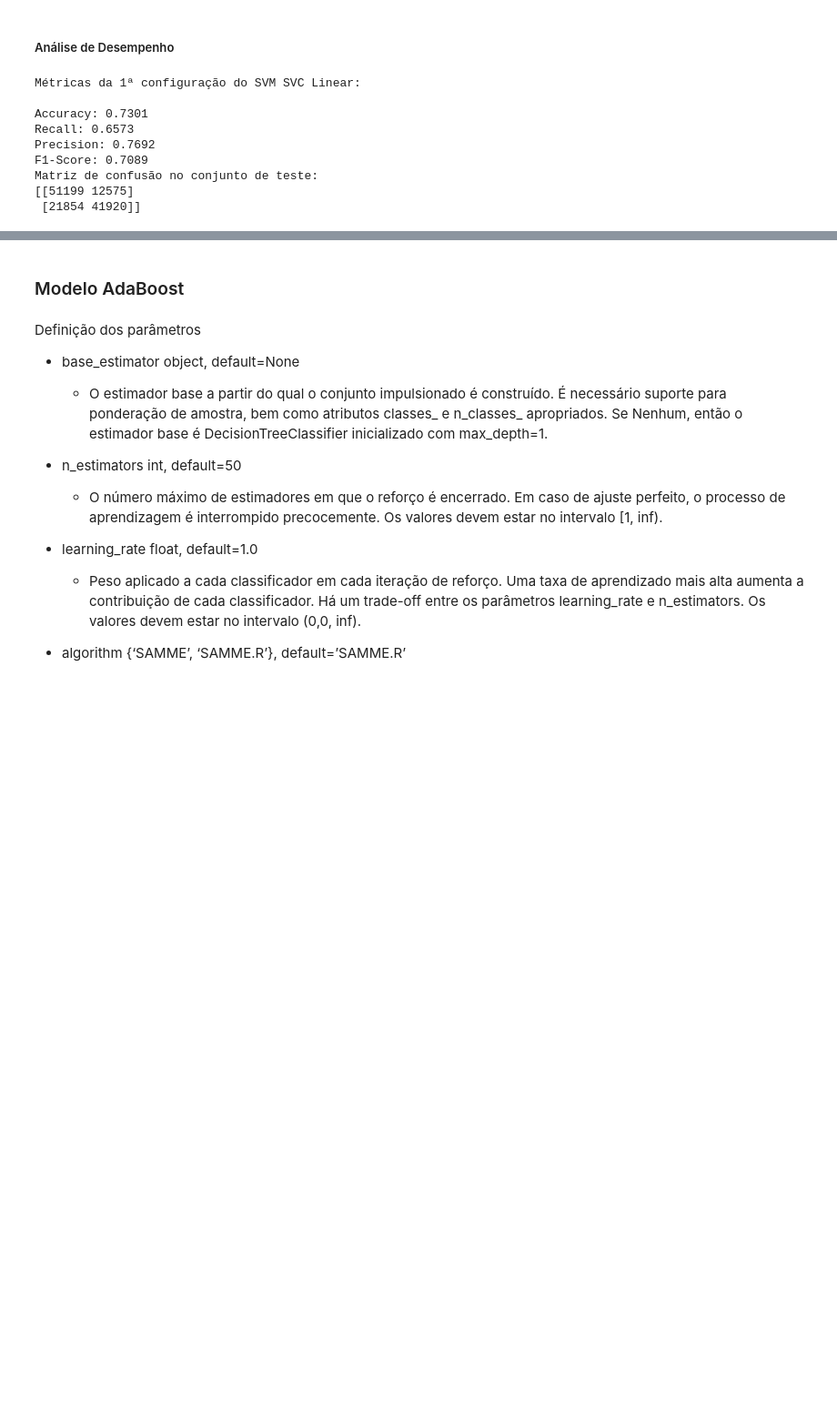
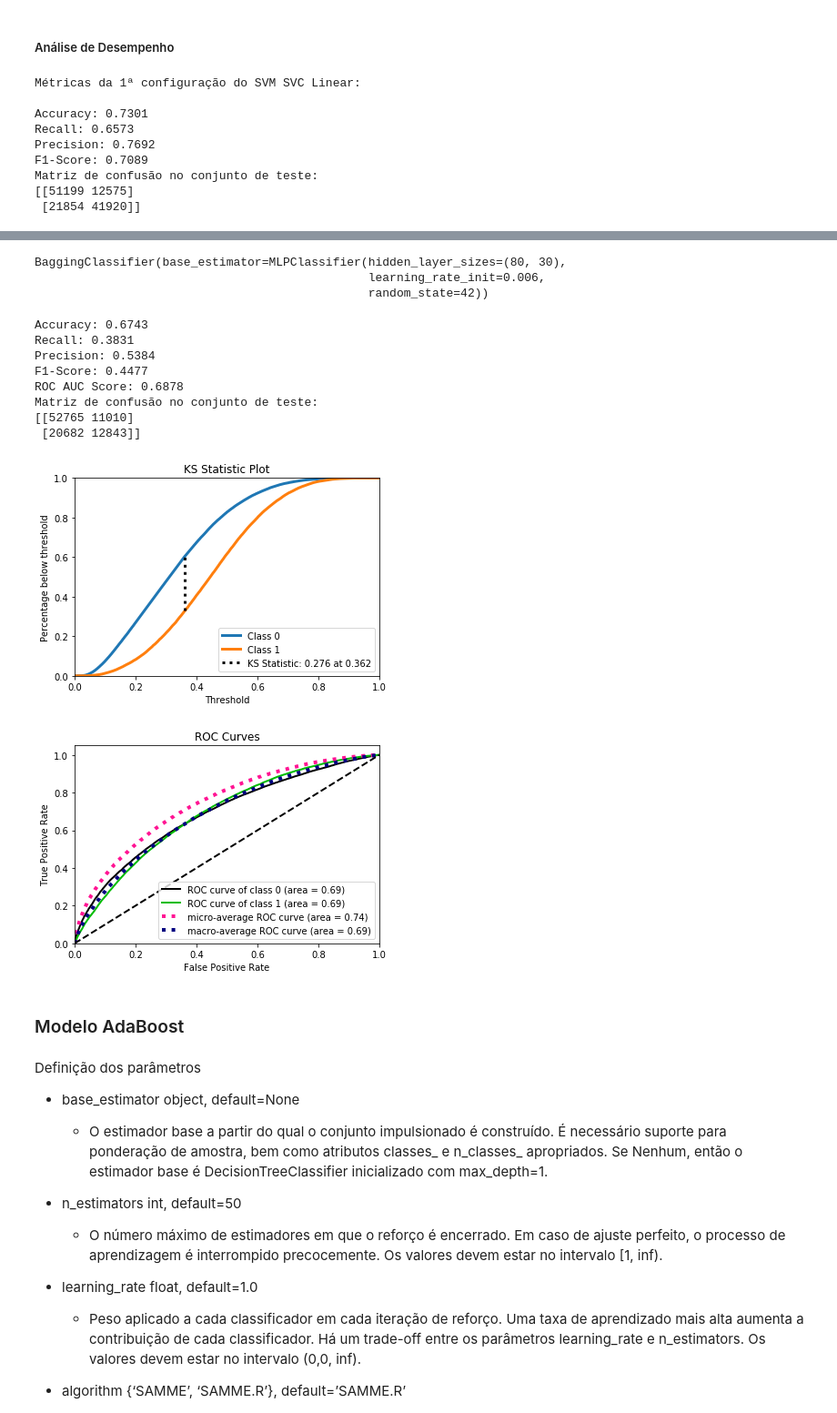
Before and after one commit to KilnerJhow/redes-neurais, a Jupyter notebook: projeto_redes_neurais.ipynb, the cells around one changed output, grey strips where cells are left out. Shown: that part at 91% size. Cells and saved outputs as stored; diff of their text form; code cells hidden in the pictures; blank space fills up the shorter version.

```diff
--- a/projeto_redes_neurais.ipynb
+++ b/projeto_redes_neurais.ipynb
@@ -603,3 +623,42 @@ compute_performance_metrics(y_test, y_pred_class, y_pred_scores)
+# %%
+# params = mlp_study.best_params
+params = {
+    'learning_rate_init': 0.006,
+    'first_layer_neurons': 80,
+    'second_layer_neurons': 30,
+    'activation': 'relu'
+}
+
+ens_mlp = MLPClassifier(
+        hidden_layer_sizes=(params['first_layer_neurons'], params['second_layer_neurons']),
+        learning_rate_init=params['learning_rate_init'],
+        activation=params['activation'],
+        random_state=42
+    )
+# %%
+mlp_ens_clf = BaggingClassifier(base_estimator=ens_mlp)
+# %%
+mlp_ens_clf.fit(X_train, y_train)
+# %% [output]
+BaggingClassifier(base_estimator=MLPClassifier(hidden_layer_sizes=(80, 30),
+                                               learning_rate_init=0.006,
+                                               random_state=42))
+# %%
+y_mlp_ens_pred_test = mlp_ens_clf.predict(X_test)
+y_mlp_ens_pred_test_proba = mlp_ens_clf.predict_proba(X_test)
+# %%
+print_metrics(y_test, y_mlp_ens_pred_test, y_mlp_ens_pred_test_proba)
+# %% [output]
+Accuracy: 0.6743
+Recall: 0.3831
+Precision: 0.5384
+F1-Score: 0.4477
+ROC AUC Score: 0.6878
+Matriz de confusão no conjunto de teste:
+[[52765 11010]
+ [20682 12843]]
+[figure, added]
+[figure, added]
 # %% [markdown]
 ### Modelo AdaBoost
 # %% [markdown]
```
Also changed, not shown: parts of 15 cells of this notebook.
